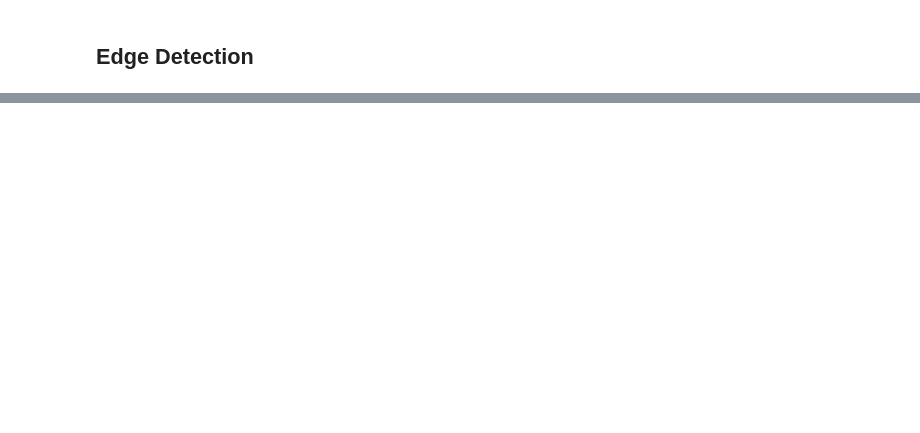
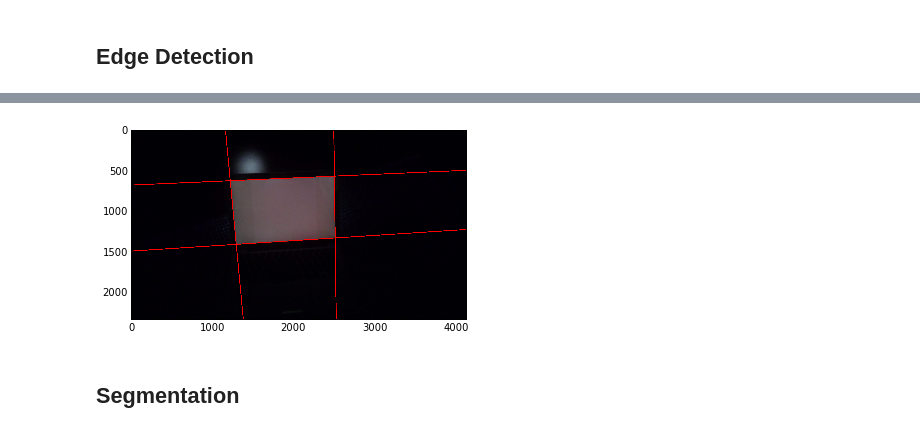
Before and after one commit to pearsonlab/cv-testing, a Jupyter notebook: find-screen.ipynb, the cells around one changed output, grey strips where cells are left out. Saved outputs shown, nothing was run; the diff lists cells and outputs as text; code cells hidden in the pictures; blank space fills up the shorter version.

Commit message:
Extrapolate full lines from Hough Transform

```diff
--- a/find-screen.ipynb
+++ b/find-screen.ipynb
@@ -54,0 +157,10 @@ plt.imshow(line_img);
+# %%
+plt_img = np.array(img)
+for x1,y1,x2,y2 in plt_lines:
+    cv2.line(plt_img,(x1,y1),(x2,y2),(255,0,0),10, lineType=4)
+# %%
+plt.imshow(plt_img);
+# %% [output]
+[figure, added]
+# %% [markdown]
+## Segmentation
```
Also changed, not shown: parts of 21 cells of this notebook.
